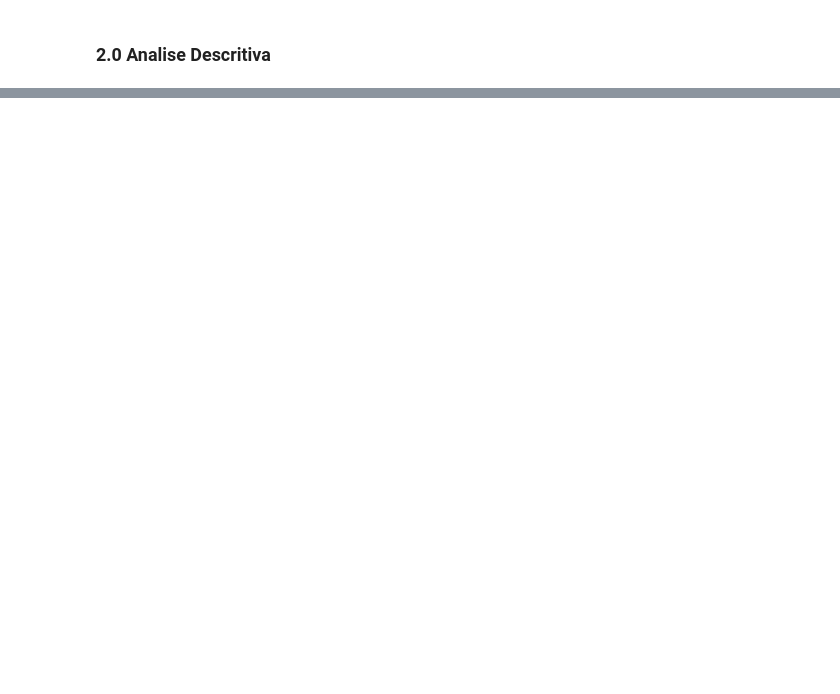
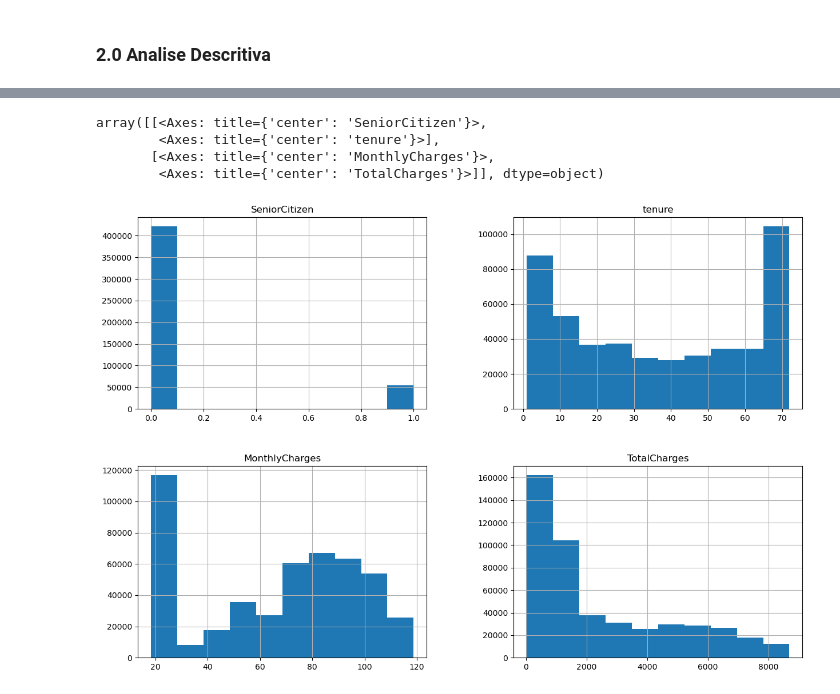
Before and after one commit to Felintox/Predict-Customer-Churn---Kaggle-Playground-Prediction-Competition-, a Jupyter notebook: churn-predict.ipynb, the cells around one changed output, grey strips where cells are left out. Cells and saved outputs as stored; diff of their text form; code cells hidden in the pictures; blank space fills up the shorter version.

```diff
--- a/churn-predict.ipynb
+++ b/churn-predict.ipynb
@@ -22,0 +39,4 @@ ch
+# %%
+
+x_train,x_test,y_train,y_test=train_test_split(ch.drop('Churn',axis=1),ch['Churn'],test_size=0.2,random_state=42,stratify=ch['Churn'])
+x_train.shape,x_test.shape,y_train.shape,y_test.shape
@@ -44,0 +102,3 @@ memory usage: 95.2+ MB
+# %%
+cat_vars=x_train.describe(include='object').columns
+num_vars=x_train.describe(exclude='object').columns
@@ -44,0 +132,8 @@ memory usage: 95.2+ MB
+# %%
+x_train[num_vars].hist(figsize=(15,10))
+# %% [output]
+array([[<Axes: title={'center': 'SeniorCitizen'}>,
+        <Axes: title={'center': 'tenure'}>],
+       [<Axes: title={'center': 'MonthlyCharges'}>,
+        <Axes: title={'center': 'TotalCharges'}>]], dtype=object)
+[figure, added]
```
Also changed, not shown: parts of 11 cells of this notebook.
